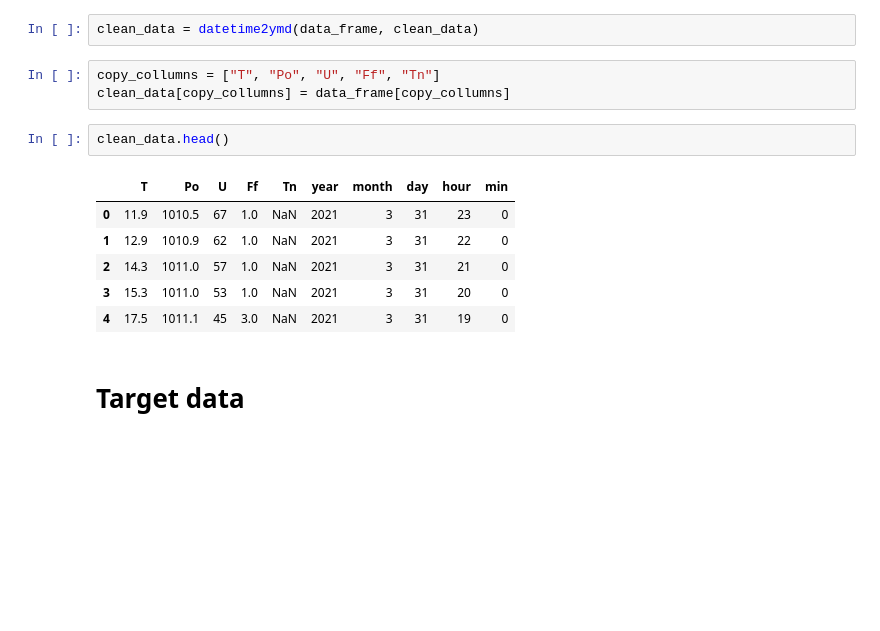
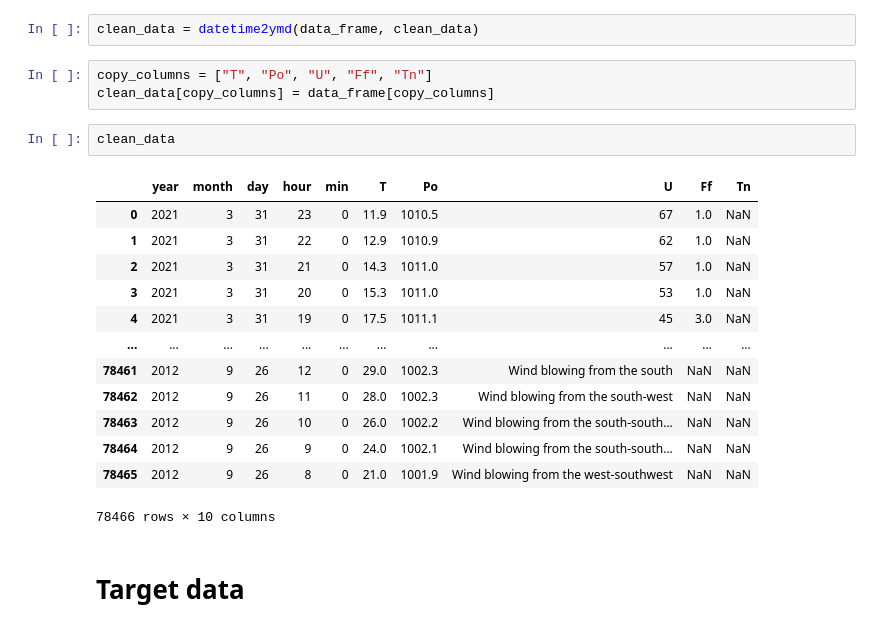
Before and after one commit to basicskill/matf-hackathon, a Jupyter notebook: Data Visualization.ipynb, the cells around one changed output. Cells and saved outputs as stored; diff of their text form; blank space fills up the shorter version.

```diff
--- a/Data Visualization.ipynb
+++ b/Data Visualization.ipynb
@@ -59,17 +72,24 @@ def datetime2ymd(in_df, out_df):
 # %%
 clean_data = datetime2ymd(data_frame, clean_data)
 # %%
-copy_collumns = ["T", "Po", "U", "Ff", "Tn"]
-clean_data[copy_collumns] = data_frame[copy_collumns]
+copy_columns = ["T", "Po", "U", "Ff", "Tn"]
+clean_data[copy_columns] = data_frame[copy_columns]
 # %%
-clean_data.head()
+clean_data
 # %% [output]
-|  | T | Po | U | Ff | Tn | year | month | day | hour | min |
-| 0 | 11.9 | 1010.5 | 67 | 1.0 | NaN | 2021 | 3 | 31 | 23 | 0 |
-| 1 | 12.9 | 1010.9 | 62 | 1.0 | NaN | 2021 | 3 | 31 | 22 | 0 |
-| 2 | 14.3 | 1011.0 | 57 | 1.0 | NaN | 2021 | 3 | 31 | 21 | 0 |
-| 3 | 15.3 | 1011.0 | 53 | 1.0 | NaN | 2021 | 3 | 31 | 20 | 0 |
-| 4 | 17.5 | 1011.1 | 45 | 3.0 | NaN | 2021 | 3 | 31 | 19 | 0 |
+|  | year | month | day | hour | min | T | Po | U | Ff | Tn |
+| 0 | 2021 | 3 | 31 | 23 | 0 | 11.9 | 1010.5 | 67 | 1.0 | NaN |
+| 1 | 2021 | 3 | 31 | 22 | 0 | 12.9 | 1010.9 | 62 | 1.0 | NaN |
+| 2 | 2021 | 3 | 31 | 21 | 0 | 14.3 | 1011.0 | 57 | 1.0 | NaN |
+| 3 | 2021 | 3 | 31 | 20 | 0 | 15.3 | 1011.0 | 53 | 1.0 | NaN |
+| 4 | 2021 | 3 | 31 | 19 | 0 | 17.5 | 1011.1 | 45 | 3.0 | NaN |
+| ... | ... | ... | ... | ... | ... | ... | ... | ... | ... | ... |
+| 78461 | 2012 | 9 | 26 | 12 | 0 | 29.0 | 1002.3 | Wind blowing from the south | NaN | NaN |
+| 78462 | 2012 | 9 | 26 | 11 | 0 | 28.0 | 1002.3 | Wind blowing from the south-west | NaN | NaN |
+| 78463 | 2012 | 9 | 26 | 10 | 0 | 26.0 | 1002.2 | Wind blowing from the south-south... | NaN | NaN |
+| 78464 | 2012 | 9 | 26 | 9 | 0 | 24.0 | 1002.1 | Wind blowing from the south-south... | NaN | NaN |
+| 78465 | 2012 | 9 | 26 | 8 | 0 | 21.0 | 1001.9 | Wind blowing from the west-southwest | NaN | NaN |
+78466 rows × 10 columns
 # %% [markdown]
 # Target data
 # %%
```
Also changed, not shown: parts of 5 cells of this notebook.
